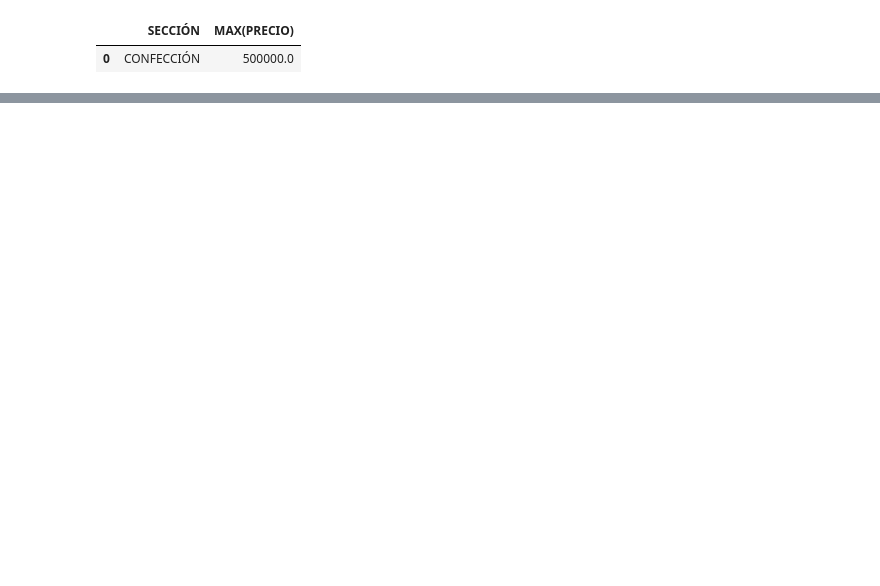
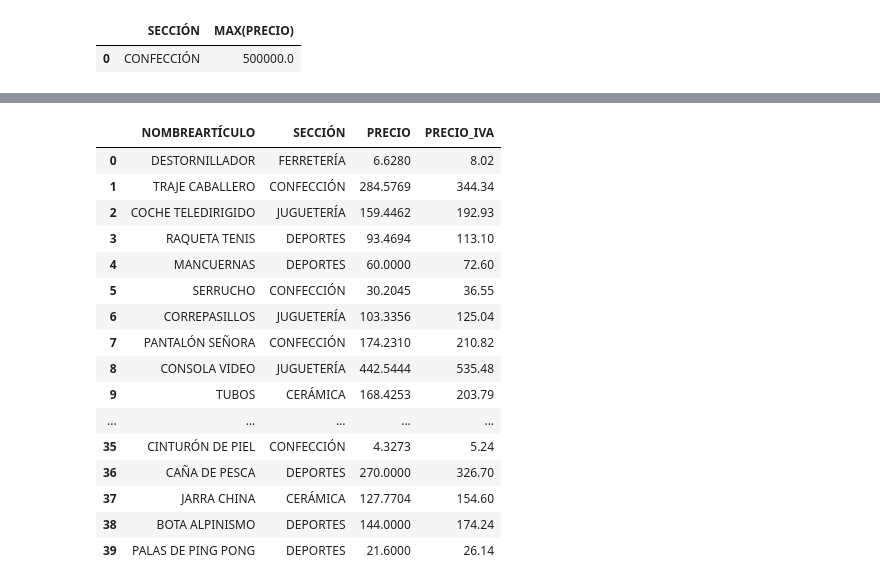
Before and after one commit to preciii7/practica_programacion, a Jupyter notebook: sql/mas_ejercicios_practica.ipynb, the cells around one changed output, grey strips where cells are left out. Drawn from its saved outputs; the diff is of its cells as text; code cells hidden in the pictures; blank space fills up the shorter version.

```diff
--- a/sql/mas_ejercicios_practica.ipynb
+++ b/sql/mas_ejercicios_practica.ipynb
@@ -378,0 +469,20 @@ pd.read_sql("SELECT SECCIÓN, MAX(PRECIO) FROM productos WHERE SECCIÓN='CONFECC
+# %%
+pd.read_sql("SELECT NOMBREARTÍCULO, SECCIÓN, PRECIO, ROUND(PRECIO+(PRECIO*0.21),2) AS PRECIO_IVA FROM productos",engine)
+# %% [output]
+|  | NOMBREARTÍCULO | SECCIÓN | PRECIO | PRECIO_IVA |
+| 0 | DESTORNILLADOR | FERRETERÍA | 6.6280 | 8.02 |
+| 1 | TRAJE CABALLERO | CONFECCIÓN | 284.5769 | 344.34 |
+| 2 | COCHE TELEDIRIGIDO | JUGUETERÍA | 159.4462 | 192.93 |
+| 3 | RAQUETA TENIS | DEPORTES | 93.4694 | 113.10 |
+| 4 | MANCUERNAS | DEPORTES | 60.0000 | 72.60 |
+| 5 | SERRUCHO | CONFECCIÓN | 30.2045 | 36.55 |
+| 6 | CORREPASILLOS | JUGUETERÍA | 103.3356 | 125.04 |
+| 7 | PANTALÓN SEÑORA | CONFECCIÓN | 174.2310 | 210.82 |
+| 8 | CONSOLA VIDEO | JUGUETERÍA | 442.5444 | 535.48 |
+| 9 | TUBOS | CERÁMICA | 168.4253 | 203.79 |
+| ... | ... | ... | ... | ... |
+| 35 | CINTURÓN DE PIEL | CONFECCIÓN | 4.3273 | 5.24 |
+| 36 | CAÑA DE PESCA | DEPORTES | 270.0000 | 326.70 |
+| 37 | JARRA CHINA | CERÁMICA | 127.7704 | 154.60 |
+| 38 | BOTA ALPINISMO | DEPORTES | 144.0000 | 174.24 |
+| 39 | PALAS DE PING PONG | DEPORTES | 21.6000 | 26.14 |
```
Also changed, not shown: parts of 11 cells of this notebook.
